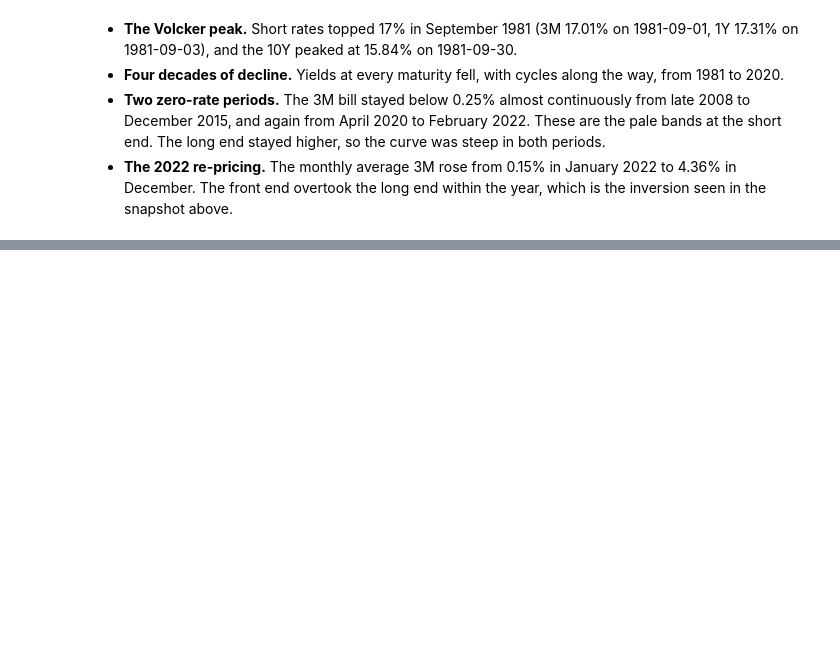
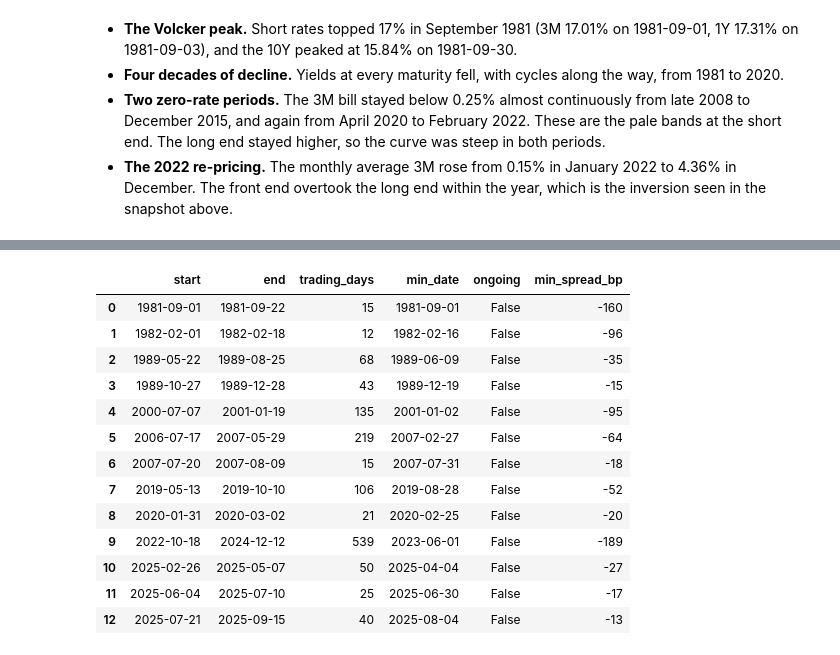
Before and after one commit to Markkndr/yield-curve-lab, a Jupyter notebook: notebooks/01_eda.ipynb, the cells around one changed output, grey strips where cells are left out. Cells and saved outputs as stored; diff of their text form; code cells hidden in the pictures; blank space fills up the shorter version.

```diff
--- a/notebooks/01_eda.ipynb
+++ b/notebooks/01_eda.ipynb
@@ -121,0 +148,9 @@ plots.yield_heatmap(yields)
+# %%
+def episode_table(spread):
+    episodes = spreads.find_inversions(spread)
+    episodes["min_spread_bp"] = (episodes.pop("min_spread") * 100).round().astype(int)
+    return episodes
+
+
+EPISODES = {label: episode_table(s) for label, s in SPREADS.items()}
+EPISODES["10Y-2Y"]
@@ -121,0 +171,17 @@ plots.yield_heatmap(yields)
+# %%
+EPISODES["10Y-3M"]
+# %% [output]
+|  | start | end | trading_days | min_date | ongoing | min_spread_bp |
+| 0 | 1981-09-01 | 1981-09-22 | 15 | 1981-09-01 | False | -160 |
+| 1 | 1982-02-01 | 1982-02-18 | 12 | 1982-02-16 | False | -96 |
+| 2 | 1989-05-22 | 1989-08-25 | 68 | 1989-06-09 | False | -35 |
+| 3 | 1989-10-27 | 1989-12-28 | 43 | 1989-12-19 | False | -15 |
+| 4 | 2000-07-07 | 2001-01-19 | 135 | 2001-01-02 | False | -95 |
+| 5 | 2006-07-17 | 2007-05-29 | 219 | 2007-02-27 | False | -64 |
+| 6 | 2007-07-20 | 2007-08-09 | 15 | 2007-07-31 | False | -18 |
+| 7 | 2019-05-13 | 2019-10-10 | 106 | 2019-08-28 | False | -52 |
+| 8 | 2020-01-31 | 2020-03-02 | 21 | 2020-02-25 | False | -20 |
+| 9 | 2022-10-18 | 2024-12-12 | 539 | 2023-06-01 | False | -189 |
+| 10 | 2025-02-26 | 2025-05-07 | 50 | 2025-04-04 | False | -27 |
+| 11 | 2025-06-04 | 2025-07-10 | 25 | 2025-06-30 | False | -17 |
+| 12 | 2025-07-21 | 2025-09-15 | 40 | 2025-08-04 | False | -13 |
```
Also changed, not shown: parts of 9 cells of this notebook, 5 other files.
